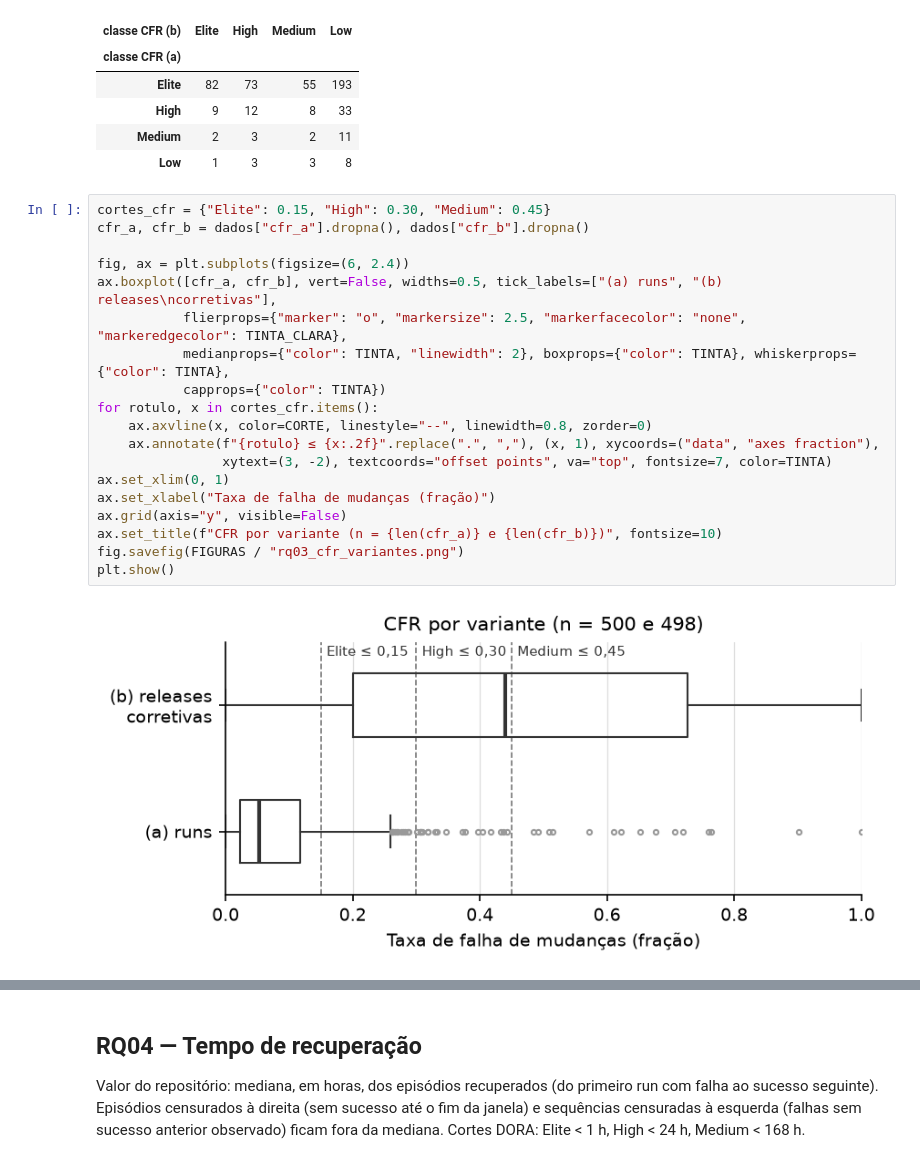
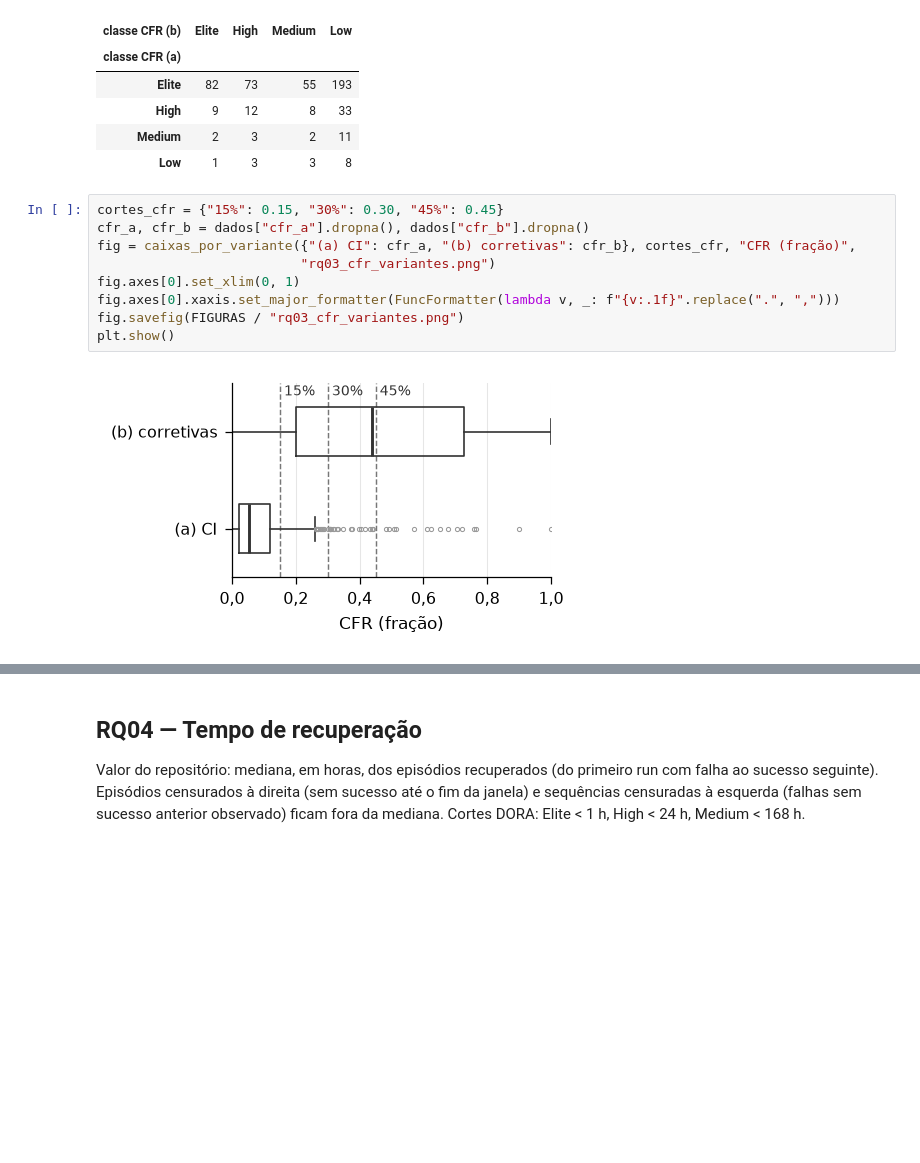
Before and after one commit to Victorgabrielcruz/lab-medicao-e-experimentacao-de-software, a Jupyter notebook: Lab03/analise/s03-02-rq03-rq04.ipynb, the cells around one changed output, grey strips where cells are left out. Saved outputs shown, nothing was run; the diff lists cells and outputs as text; blank space fills up the shorter version.

```diff
--- a/Lab03/analise/s03-02-rq03-rq04.ipynb
+++ b/Lab03/analise/s03-02-rq03-rq04.ipynb
@@ -90,26 +175,16 @@ cruzada
 | Medium | 2 | 3 | 2 | 11 |
 | Low | 1 | 3 | 3 | 8 |
 # %%
-cortes_cfr = {"Elite": 0.15, "High": 0.30, "Medium": 0.45}
+cortes_cfr = {"15%": 0.15, "30%": 0.30, "45%": 0.45}
 cfr_a, cfr_b = dados["cfr_a"].dropna(), dados["cfr_b"].dropna()
-
-fig, ax = plt.subplots(figsize=(6, 2.4))
-ax.boxplot([cfr_a, cfr_b], vert=False, widths=0.5, tick_labels=["(a) runs", "(b) releases\ncorretivas"],
-           flierprops={"marker": "o", "markersize": 2.5, "markerfacecolor": "none", "markeredgecolor": TINTA_CLARA},
-           medianprops={"color": TINTA, "linewidth": 2}, boxprops={"color": TINTA}, whiskerprops={"color": TINTA},
-           capprops={"color": TINTA})
-for rotulo, x in cortes_cfr.items():
-    ax.axvline(x, color=CORTE, linestyle="--", linewidth=0.8, zorder=0)
-    ax.annotate(f"{rotulo} ≤ {x:.2f}".replace(".", ","), (x, 1), xycoords=("data", "axes fraction"),
-                xytext=(3, -2), textcoords="offset points", va="top", fontsize=7, color=TINTA)
-ax.set_xlim(0, 1)
-ax.set_xlabel("Taxa de falha de mudanças (fração)")
-ax.grid(axis="y", visible=False)
-ax.set_title(f"CFR por variante (n = {len(cfr_a)} e {len(cfr_b)})", fontsize=10)
+fig = caixas_por_variante({"(a) CI": cfr_a, "(b) corretivas": cfr_b}, cortes_cfr, "CFR (fração)",
+                          "rq03_cfr_variantes.png")
+fig.axes[0].set_xlim(0, 1)
+fig.axes[0].xaxis.set_major_formatter(FuncFormatter(lambda v, _: f"{v:.1f}".replace(".", ",")))
 fig.savefig(FIGURAS / "rq03_cfr_variantes.png")
 plt.show()
 # %% [output]
-[figure, old version]
+[figure, new version]
 # %%
 fig, ax = plt.subplots(figsize=(4.2, 4.2))
 ax.plot([0, 1], [0, 1], color=CORTE, linestyle="--", linewidth=0.8, zorder=1)
```
Also changed, not shown: parts of 3 cells of this notebook, 11 other files.
